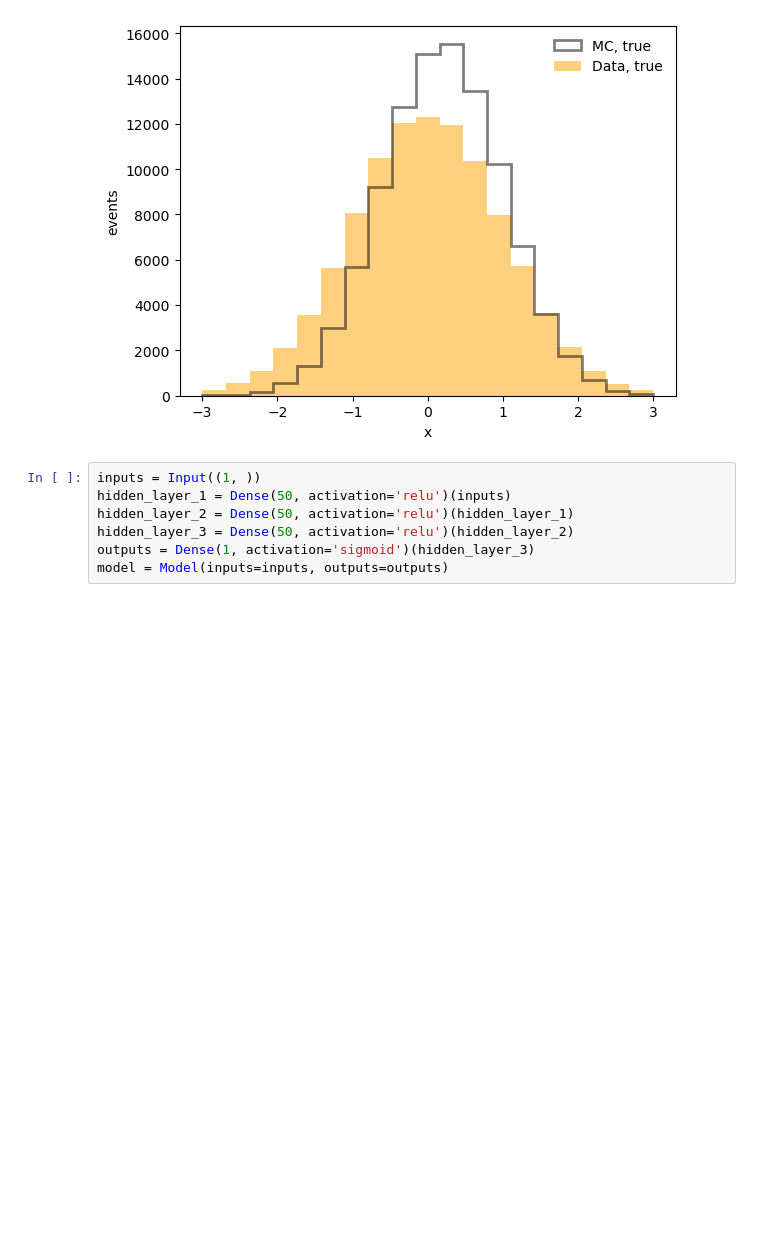
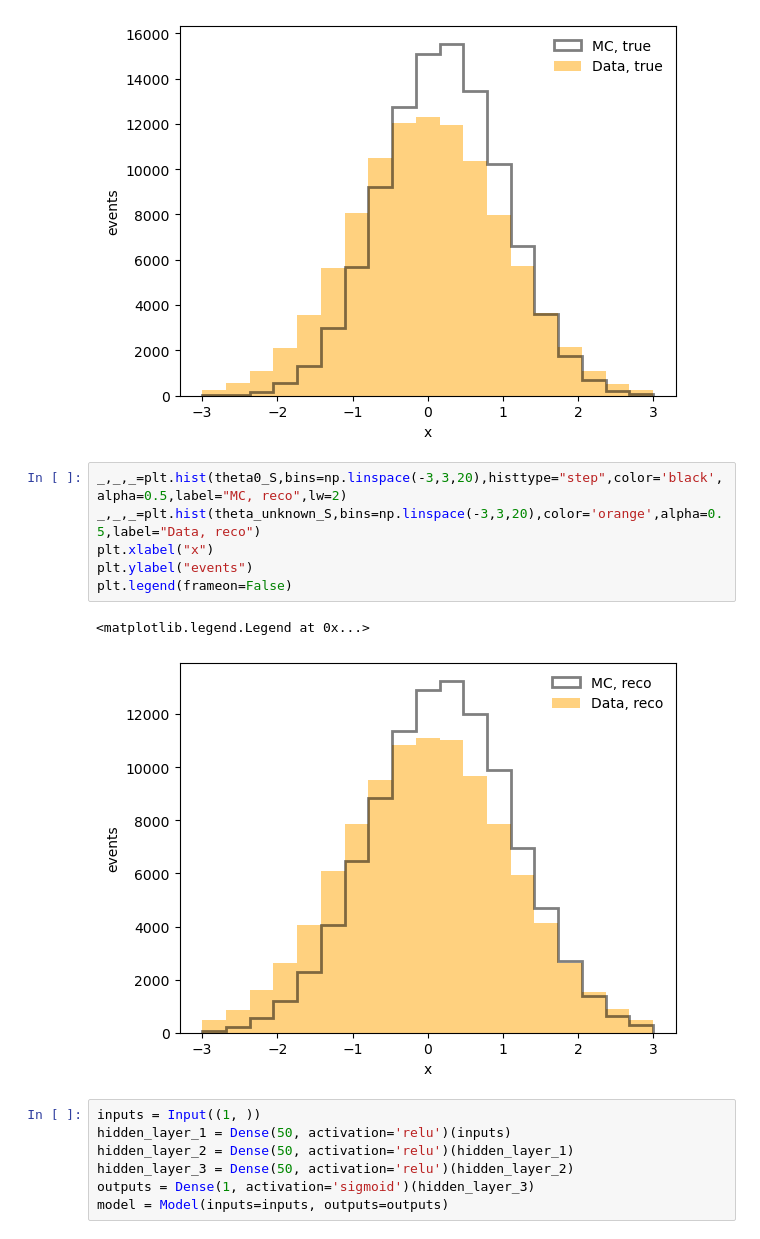
Before and after one commit to yashmehra028/OmniFold, a Jupyter notebook: GaussianExample_minimal.ipynb, the cells around one changed output. Cells and saved outputs as stored; diff of their text form; blank space fills up the shorter version.

```diff
--- a/GaussianExample_minimal.ipynb
+++ b/GaussianExample_minimal.ipynb
@@ -49,6 +49,15 @@ plt.legend(frameon=False)
 # %% [output]
 <matplotlib.legend.Legend at 0x...>
 [figure]
+# %%
+_,_,_=plt.hist(theta0_S,bins=np.linspace(-3,3,20),histtype="step",color='black',alpha=0.5,label="MC, reco",lw=2)
+_,_,_=plt.hist(theta_unknown_S,bins=np.linspace(-3,3,20),color='orange',alpha=0.5,label="Data, reco")
+plt.xlabel("x")
+plt.ylabel("events")
+plt.legend(frameon=False)
+# %% [output]
+<matplotlib.legend.Legend at 0x...>
+[figure, added]
 # %%
 inputs = Input((1, ))
 hidden_layer_1 = Dense(50, activation='relu')(inputs)
```
Also changed, not shown: parts of 6 cells of this notebook, 1 other file.
